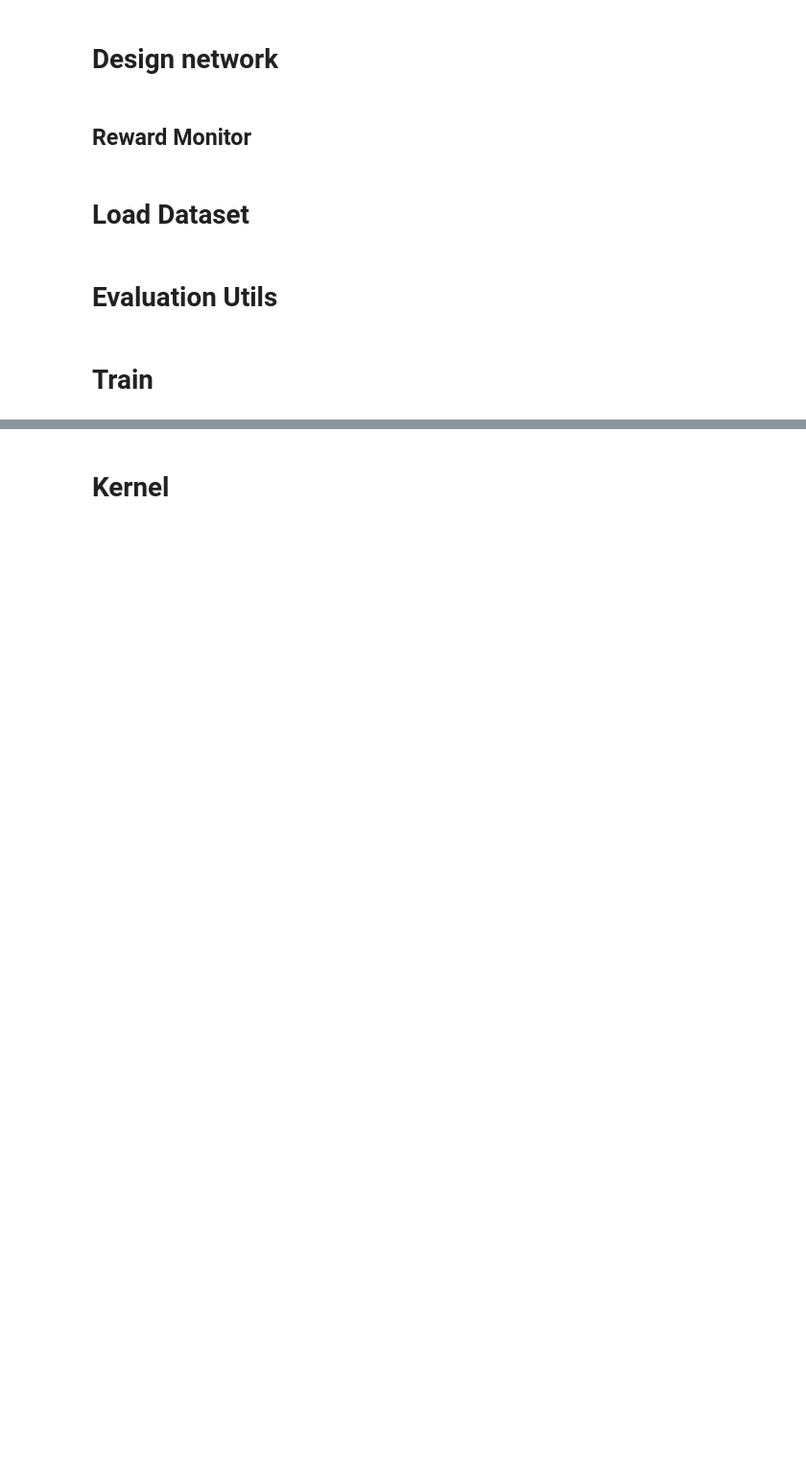
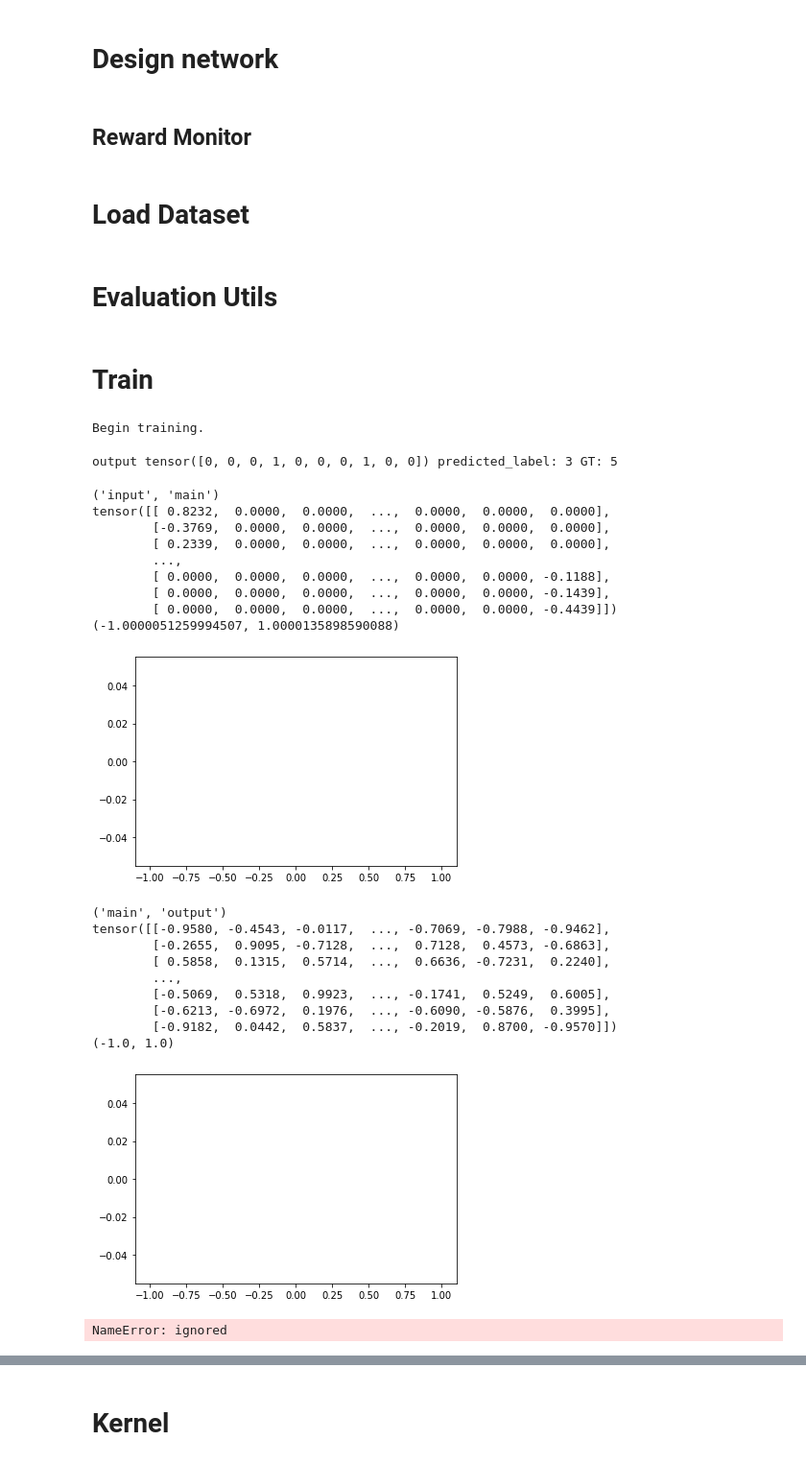
Before and after one commit to mahbodnr/bindsnet, a Jupyter notebook: lc_net.ipynb, the cells around one changed output, grey strips where cells are left out. Shown at 96% size. Drawn from its saved outputs; the diff is of its cells as text; code cells hidden in the pictures; blank space fills up the shorter version.

```diff
--- a/lc_net.ipynb
+++ b/lc_net.ipynb
@@ -178,8 +182,8 @@ S = 4
 crop_size = 20
 theta_plus = 0.05   ## Adaptive LIF
 inh_factor = 0.5
-w_min = 0.0
-w_max = 1.0
+wmin = -1.0
+wmax = 1.0
 
 compute_size = lambda inp_size, k, s: int((inp_size-k)/s) + 1
 
@@ -197,10 +201,10 @@ main = AdaptiveLIFNodes(shape= [C, compute_size(20, K, S), compute_size(20, K, S
 out = AdaptiveLIFNodes(n= 100, traces=True, tc_trace=20, theta_plus=theta_plus)
 
 ### connections
-LC = LocalConnection(inp, main, K, S, C, nu = [1e-2, 1e-4], update_rule = MSTDPET)
+LC = LocalConnection(inp, main, K, S, C, nu = [1e-2, 1e-4], update_rule = MSTDPET, wmin = wmin, wmax= wmax)
 #LC.w = torch.nn.init.xavier_normal_(LC.w, gain=1.0)
 
-main_out = Connection(main, out, nu = [1e-2, 1e-4], update_rule = MSTDPET)
+main_out = Connection(main, out, nu = [1e-2, 1e-4], update_rule = MSTDPET, wmin = wmin, wmax= wmax)
 #main_out.w = torch.nn.init.xavier_normal_(main_out.w, gain=1.0)
 
 
@@ -216,6 +220,7 @@ out_recurrent_inhibition = Connection(
     w=w,
     wmin=-inh_factor,
     wmax=0,
+    nu = 1e-4,
 )
 
 network.add_layer(main, "main")
@@ -343,6 +348,7 @@ for layer in set(network.layers):
 
 val_acc = 0.0
 
+reward_history = []
 pbar = tqdm(total=n_train)
 for (i, datum) in enumerate(dataloader):
     if i > n_train:
@@ -361,10 +367,7 @@ for (i, datum) in enumerate(dataloader):
     # Get voltage recording.
     main_voltage = main_monitor.get("v")
     out_voltage = output_monitor.get("v")
-    reward_history = reward_monitor.get()
-
-    print('got monitors')
-    break
+    reward_history.append(reward_monitor.get())
 
     # Add to spikes recording.
     output_spikes = spikes["output"].get("s").view(time, n_classes, neuron_per_class).sum(0)
@@ -373,11 +376,12 @@ for (i, datum) in enumerate(dataloader):
     print("\routput", output_spikes.sum(1), 'predicted_label:', predicted_label.item(), 'GT:', label.item(), end = '')
     # print('main', spikes["main"].get("s").sum(0).sum(1))
     # print("input", spikes["input"].get("s").sum(0).sum(1))
-    if  i % val_interval == 0 and i!=0:
-        if i != n_train:
-            correct = 0
-            false = 0
-        val_acc = evaluate(val_loader)
+    # if  i % val_interval == 0 and i!=0:
+    #     if i != n_train:
+    #         correct = 0
+    #         false = 0
+    #     val_acc = evaluate(network, val_loader)
+    #     network.train(mode=True)
 
     if predicted_label == label:
         correct+=1
@@ -389,6 +393,44 @@ for (i, datum) in enumerate(dataloader):
 
     pbar.set_description_str("Running accuracy: " + "{:.2f}".format(acc) + "%, " + "Current val accuracy: " + "{:.2f}".format(val_acc) + "%, ")
     pbar.update()
+# %% [output]
+Begin training.
+output tensor([0, 0, 0, 1, 0, 0, 0, 1, 0, 0]) predicted_label: 3 GT: 5
+# %%
+from matplotlib import pyplot as plt
+for c in network.connections:
+    print(c)
+    w = network.connections[c].w.cpu()
+    print(w)
+    plt.hist(torch.histc(w, bins=200).tolist(),bins = 200, range = (w.min().item(), w.max().item()))
+    print((w.min().item(), w.max().item()))
+    plt.show()
+# %% [output]
+('input', 'main')
+tensor([[ 0.8232,  0.0000,  0.0000,  ...,  0.0000,  0.0000,  0.0000],
+        [-0.3769,  0.0000,  0.0000,  ...,  0.0000,  0.0000,  0.0000],
+        [ 0.2339,  0.0000,  0.0000,  ...,  0.0000,  0.0000,  0.0000],
+        ...,
+        [ 0.0000,  0.0000,  0.0000,  ...,  0.0000,  0.0000, -0.1188],
+        [ 0.0000,  0.0000,  0.0000,  ...,  0.0000,  0.0000, -0.1439],
+        [ 0.0000,  0.0000,  0.0000,  ...,  0.0000,  0.0000, -0.4439]])
+(-1.0000051259994507, 1.0000135898590088)
+[figure, added]
+('main', 'output')
+tensor([[-0.9580, -0.4543, -0.0117,  ..., -0.7069, -0.7988, -0.9462],
+        [-0.2655,  0.9095, -0.7128,  ...,  0.7128,  0.4573, -0.6863],
+        [ 0.5858,  0.1315,  0.5714,  ...,  0.6636, -0.7231,  0.2240],
+        ...,
+        [-0.5069,  0.5318,  0.9923,  ..., -0.1741,  0.5249,  0.6005],
+        [-0.6213, -0.6972,  0.1976,  ..., -0.6090, -0.5876,  0.3995],
+        [-0.9182,  0.0442,  0.5837,  ..., -0.2019,  0.8700, -0.9570]])
+(-1.0, 1.0)
+[figure, added]
+# %%
+w = input_main.w.cpu()
+plt.hist(torch.histc(w), range = (w.min().item(), w.max().item()))
+# %% [output]
+NameError: ignored
 # %%
 output_spikes = spikes["output"].get("s").view(time, n_classes, neuron_per_class).sum(0)
 predicted_label = torch.argmax(output_spikes.sum(1))
```
Also changed, not shown: parts of 5 cells of this notebook.
